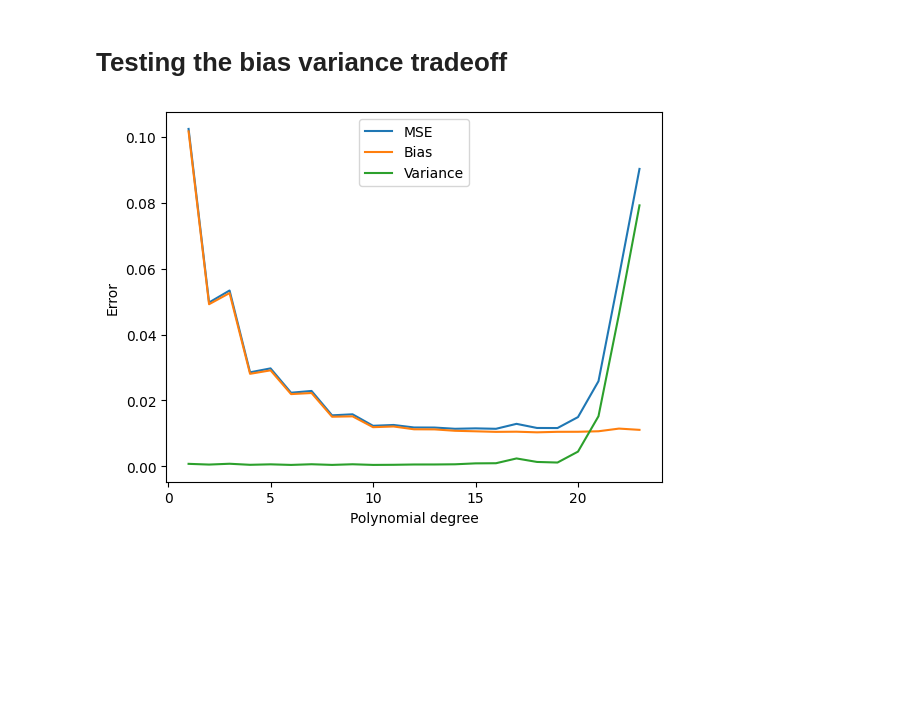
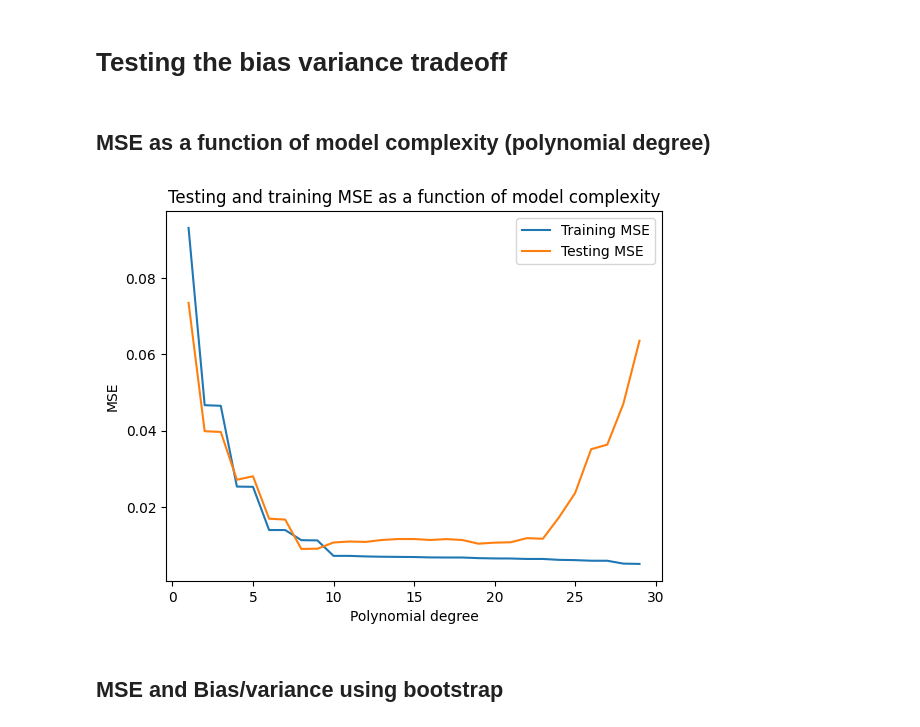
Before and after one commit to HeineEH/FYS-STK3155-4155_Project1, a Jupyter notebook: code/bias_variance.ipynb, the cells around one changed output. Drawn from its saved outputs; the diff is of its cells as text; code cells hidden in the pictures; blank space fills up the shorter version.

```diff
--- a/code/bias_variance.ipynb
+++ b/code/bias_variance.ipynb
@@ -14 +23,30 @@ if code_dir not in sys.path:
+# %% [markdown]
+## MSE as a function of model complexity (polynomial degree)
+# %%
+# Generate data
+np.random.seed(1234)
+n = 100
+
+x = np.random.uniform(-1, 1, n)
+y = f(x) + 0.1*np.random.normal(0, 1, n)
+# %%
+## Figure 2.11 of Hastie et al.
+
+max_degree = 29
+
+bias_variance_analyzer = BiasVariance(x,y, max_degree=max_degree)
+mse_train = bias_variance_analyzer.direct_mse(test_data = False)
+mse_test = bias_variance_analyzer.direct_mse(test_data = True)
+
+plt.plot(range(1,max_degree+1), mse_train,label="Training MSE")
+plt.plot(range(1,max_degree+1), mse_test,label="Testing MSE")
+plt.xlabel("Polynomial degree")
+plt.ylabel("MSE")
+plt.legend()
+plt.title("Testing and training MSE as a function of model complexity")
+plt.show()
+# %% [output]
+[figure, added]
+# %% [markdown]
+## MSE and Bias/variance using bootstrap
 # %%
@@ -28,11 +56,3 @@ n = 300
 
 x = np.random.uniform(-1, 1, n)
 y = f(x) + 0.1*np.random.normal(0, 1, n)
-# %%
-bias_variance_analyzer = BiasVariance(x,y, max_degree=23,n_boostraps = 1000)
-
-bias_variance_analyzer.bootstrap()
-
-bias_variance_analyzer.plot_bias_variance()
-# %% [output]
-[figure, removed]
```
Also changed, not shown: parts of 10 cells of this notebook, 1 other file.
